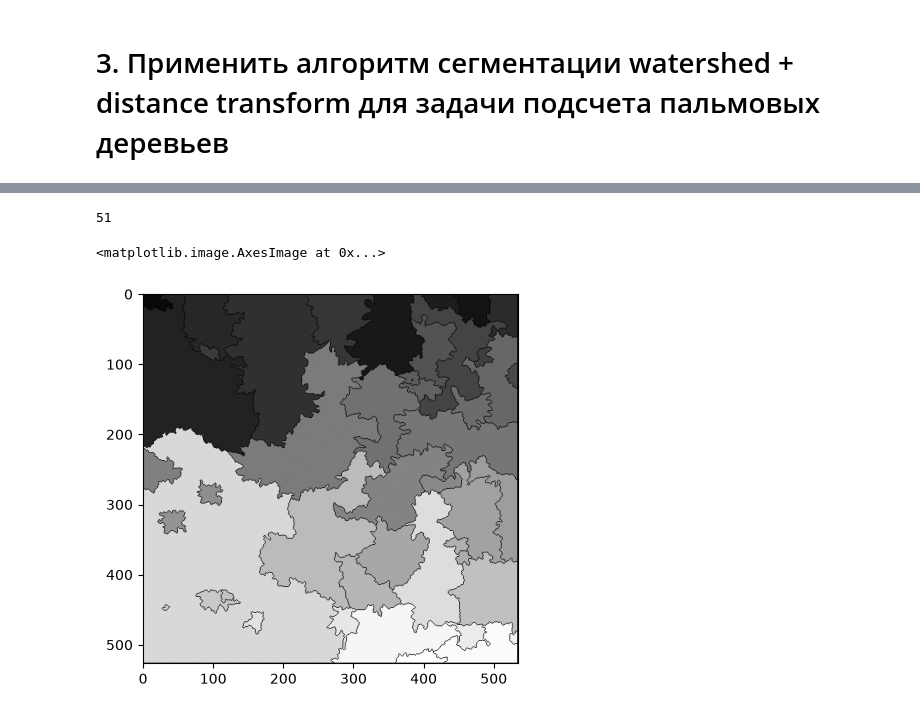
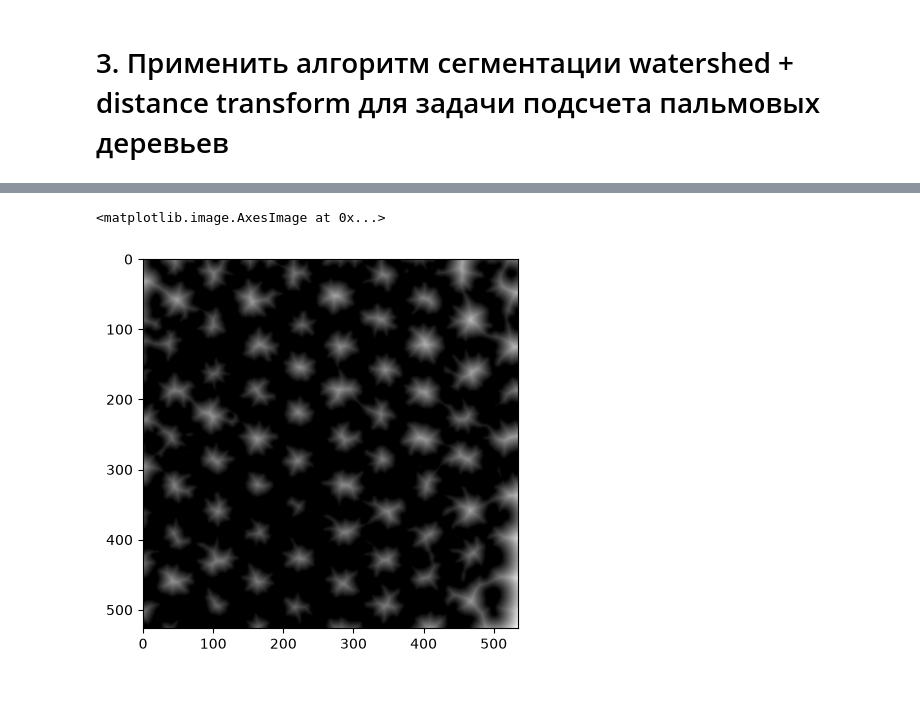
Before and after one commit to FedorovaAlla/obrabotka_izobrazheniy, a Jupyter notebook: pr4/pr4.ipynb, the cells around one changed output, grey strips where cells are left out. Drawn from its saved outputs; the diff is of its cells as text; code cells hidden in the pictures.

```diff
--- a/pr4/pr4.ipynb
+++ b/pr4/pr4.ipynb
@@ -115,10 +115,9 @@ homo_average лучше: при сравнимом объеме пикселей
 # %% [markdown]
 # 3. Применить алгоритм сегментации watershed + distance transform для задачи подсчета пальмовых деревьев
 # %%
-image = cv2.imread('palm_1.jpg')
-image_gray = cv2.cvtColor(image, cv2.COLOR_BGR2GRAY)
+image_palm = cv2.imread('palm_1.jpg')
+image_palm_gray = cv2.cvtColor(image_palm, cv2.COLOR_BGR2GRAY)
 
-ret, thresh = cv2.threshold(image_gray, 0, 255, cv2.THRESH_BINARY+cv2.THRESH_OTSU)
-plt.imshow(thresh, cmap="gray")
+plt.imshow(image_palm_gray, cmap="gray")
 # %% [output]
 <matplotlib.image.AxesImage at 0x...>
@@ -126,4 +125,5 @@ plt.imshow(thresh, cmap="gray")
 # %%
-dist = cv2.distanceTransform(thresh, cv2.DIST_L2, 5)
-ret, sure_fg = cv2.threshold(dist, 0.4 * dist.max(), 255, cv2.THRESH_BINARY)
-sure_fg = sure_fg.astype(np.uint8)
+image_palm_blur = cv2.GaussianBlur(image_palm_gray, (25,25), 0)
+ret, thresh_palm = cv2.threshold(image_palm_blur,0,255, cv2.THRESH_BINARY+cv2.THRESH_OTSU)
+
+plt.imshow(thresh_palm, cmap="gray")
@@ -130,9 +133,6 @@ sure_fg = sure_fg.astype(np.uint8)
 # %%
-ret, markers = cv2.connectedComponents(sure_fg)
-markers = cv2.watershed(image, markers)
-print(markers.max())
-plt.imshow(markers, cmap="gray")
+dist_palm = cv2.distanceTransform(thresh_palm, cv2.DIST_L2, 5)
+plt.imshow(dist_palm, cmap="gray")
 # %% [output]
-51
+<matplotlib.image.AxesImage at 0x...>
-<matplotlib.image.AxesImage at 0x...>
-[figure, old version]
+[figure, new version]
```
Also changed, not shown: parts of 6 cells of this notebook.
